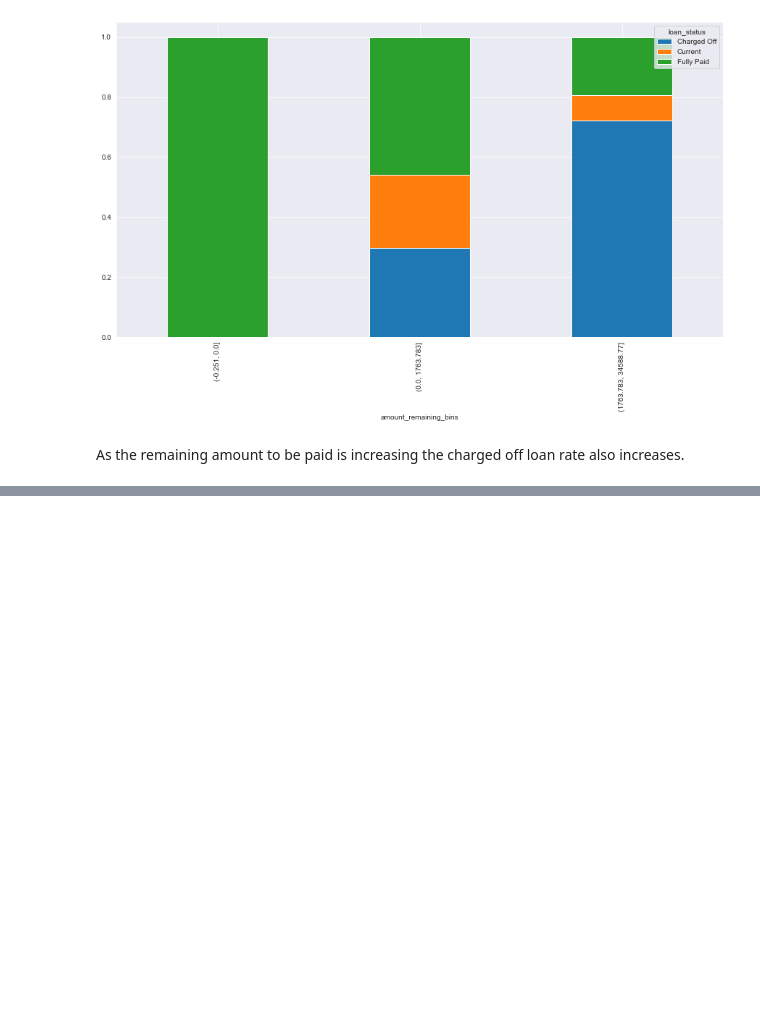
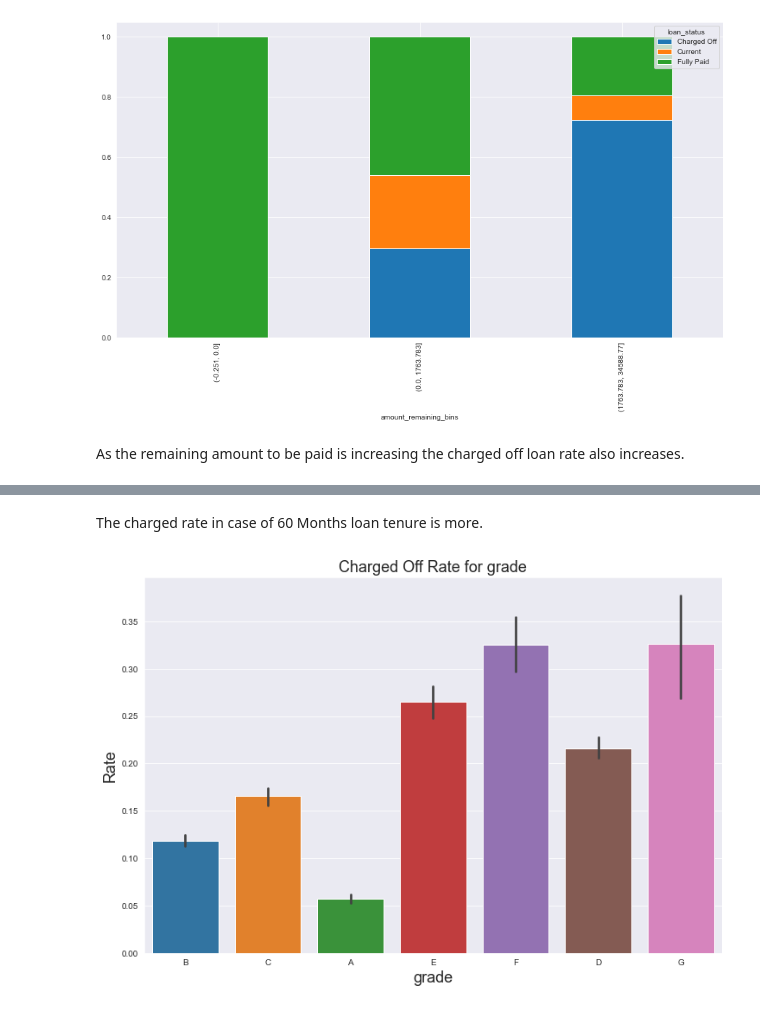
Before and after one commit to subhasisj/Lending-Club-Assignment, a Jupyter notebook: Notebooks/Exploration-Subhasis.ipynb, the cells around one changed output, grey strips where cells are left out. Drawn from its saved outputs; the diff is of its cells as text; code cells hidden in the pictures; blank space fills up the shorter version.

```diff
--- a/Notebooks/Exploration-Subhasis.ipynb
+++ b/Notebooks/Exploration-Subhasis.ipynb
@@ -910,0 +927,6 @@ As the remaining amount to be paid is increasing the charged off loan rate also
+# %% [markdown]
+The charged rate in case of 60 Months loan tenure is more.
+# %%
+charged_off_rate_by_feature('grade')
+# %% [output]
+[figure, added]
```
Also changed, not shown: parts of 31 cells of this notebook.
